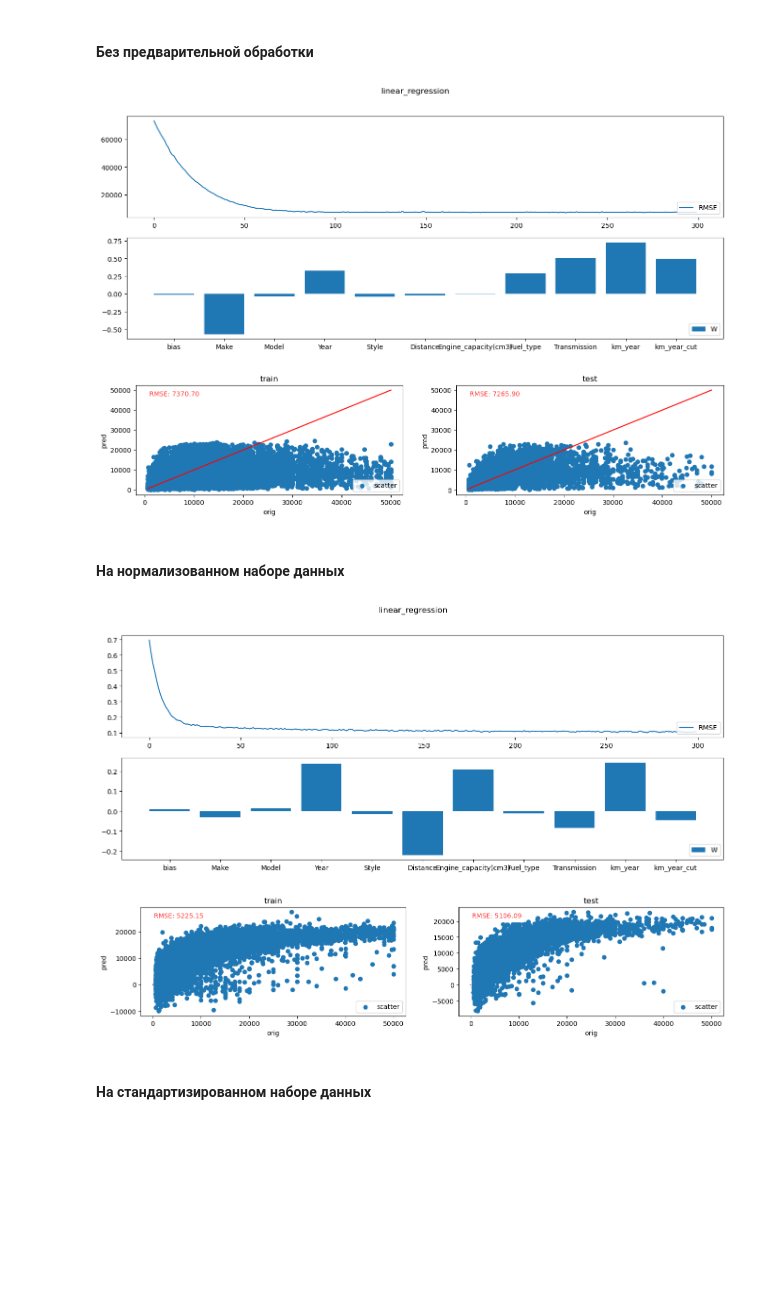
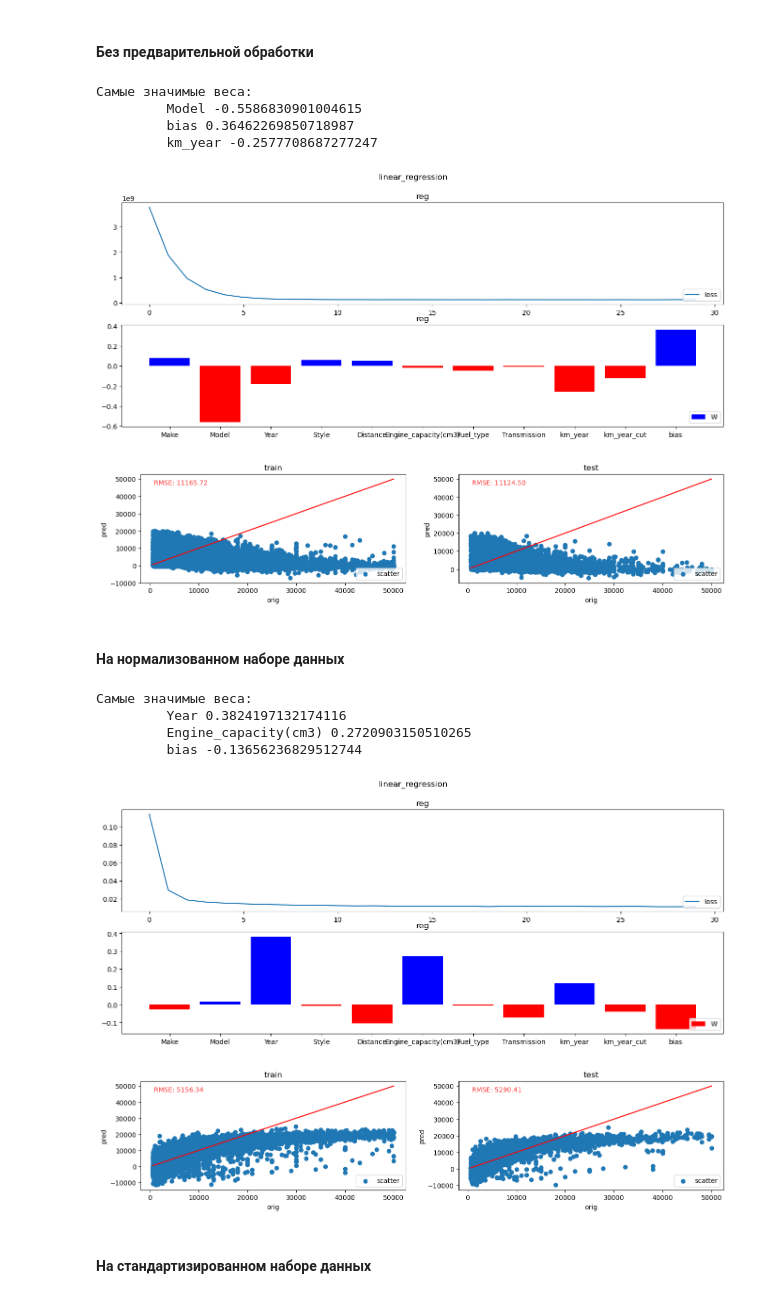
Before and after one commit to BinaryCat17/innopolis_course, a Jupyter notebook: homework2_cars.ipynb, the cells around one changed output. Cells and saved outputs as stored; diff of their text form; code cells hidden in the pictures; blank space fills up the shorter version.

```diff
--- a/homework2_cars.ipynb
+++ b/homework2_cars.ipynb
@@ -88,16 +51,33 @@ def test_models(pipes):
         return do_draw_res
 
     draw_utils.draw_plots(pipes, draw_res(["RMSE"]))
-# %%
-def train_and_test(data, model, model_args = {}, prepare_args = {}):
-    model = model.apply_copy("", data, **model_args)
-    draw_weights = draw_utils.draw_compare_stats('W', labels= ['bias'] + list(model.val('features_names')))
-    draw_utils.draw_plots([model], [draw_utils.draw_metric(["RMSE"]), draw_weights], max_cols=1, title="linear_regression")
-
-    train_pipe = DataPipeline.compose_apply("train", model, [load_train, test_model], **prepare_args)
-    test_pipe = DataPipeline.compose_apply("test", model, [load_test, test_model], **prepare_args)
-    pipes = [train_pipe, test_pipe]
-    test_models(pipes)
+# %%
+test_model = Pipeline('test_model')
+test_model.transform('Y', 'Y_orig', lambda Y: Y)
+test_model.subpipeline(pipelines.predict())
+test_model.subpipeline(pipelines.revert_transform([('Y_orig', 'Y'), ('Y_pred', 'Y')]))
+test_model.transform(['Y_pred', 'Y_orig'], 'RMSE', linreg_utils.RMSE)
+
+
+def train_and_test(data, model, **args):
+    model = model.apply_copy(model.name, data, **args)
+    draws = [draw_utils.draw_metric(["loss"]), draw_utils.draw_compare_stats('W', labels=list(model.val('features_names'))+['bias'])]
+    draw_utils.draw_plots([model], draws, max_cols=1, title="linear_regression")
+
+    pipes = [
+        Pipeline.compose_apply("train", model, [pipelines.load_train(), test_model], **args),
+        Pipeline.compose_apply("test", model, [pipelines.load_test(), test_model], **args)
+    ]
+
+    labels=list(model.val('features_names'))+['bias']
+    a = np.ravel(np.abs(model.val('W')))
+    ind = np.ravel(np.argpartition(a, -3))[-3:]
+
+    print('Самые значимые веса:')
+    for i in ind[np.argsort(-a[ind])]:
+        print('\t', labels[i], model.val('W')[0, i])
+
+    vis_models(pipes)
 # %% [markdown]
 ## Обучение и тестирование линейной регрессии
 # %% [markdown]
@@ -105,17 +85,25 @@ def train_and_test(data, model, model_args = {}, prepare_args = {}):
 # %% [markdown]
 #### Без предварительной обработки
 # %%
-train_and_test(cars_cat_num, linear_regression, {"_lr":1e-12, "_batch":5000, "_epochs":300})
+train_and_test(cars_cat_num, reg, **args, _lr=1e-12)
 # %% [output]
+Самые значимые веса:
+         Model -0.5586830901004615
+         bias 0.36462269850718987
+         km_year -0.2577708687277247
-[figure, old version]
+[figure, new version]
-[figure, old version]
+[figure, new version]
 # %% [markdown]
 #### На нормализованном наборе данных
 # %%
-train_and_test(cars_cat_num, linear_regression, {"_minmax": True, "_lr":0.5, "_batch":5000, "_epochs":300}, {"_minmax": True})
+train_and_test(cars_cat_num, reg, **args, _minmax=True, _lr=0.5)
 # %% [output]
+Самые значимые веса:
+         Year 0.3824197132174116
+         Engine_capacity(cm3) 0.2720903150510265
+         bias -0.13656236829512744
-[figure, old version]
+[figure, new version]
-[figure, old version]
+[figure, new version]
 # %% [markdown]
 #### На стандартизированном наборе данных
 # %%
```
Also changed, not shown: parts of 18 cells of this notebook, 14 other files.
